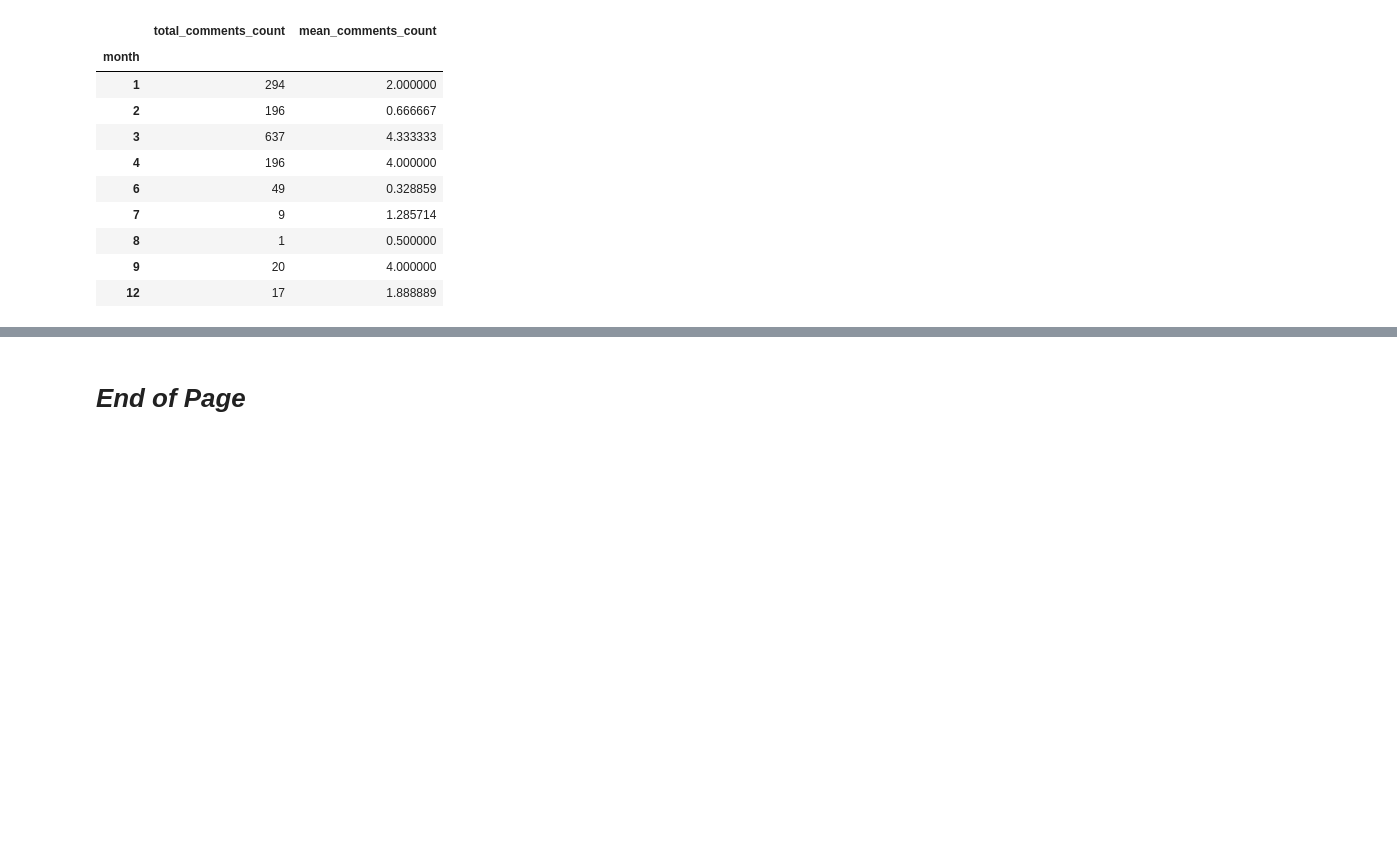
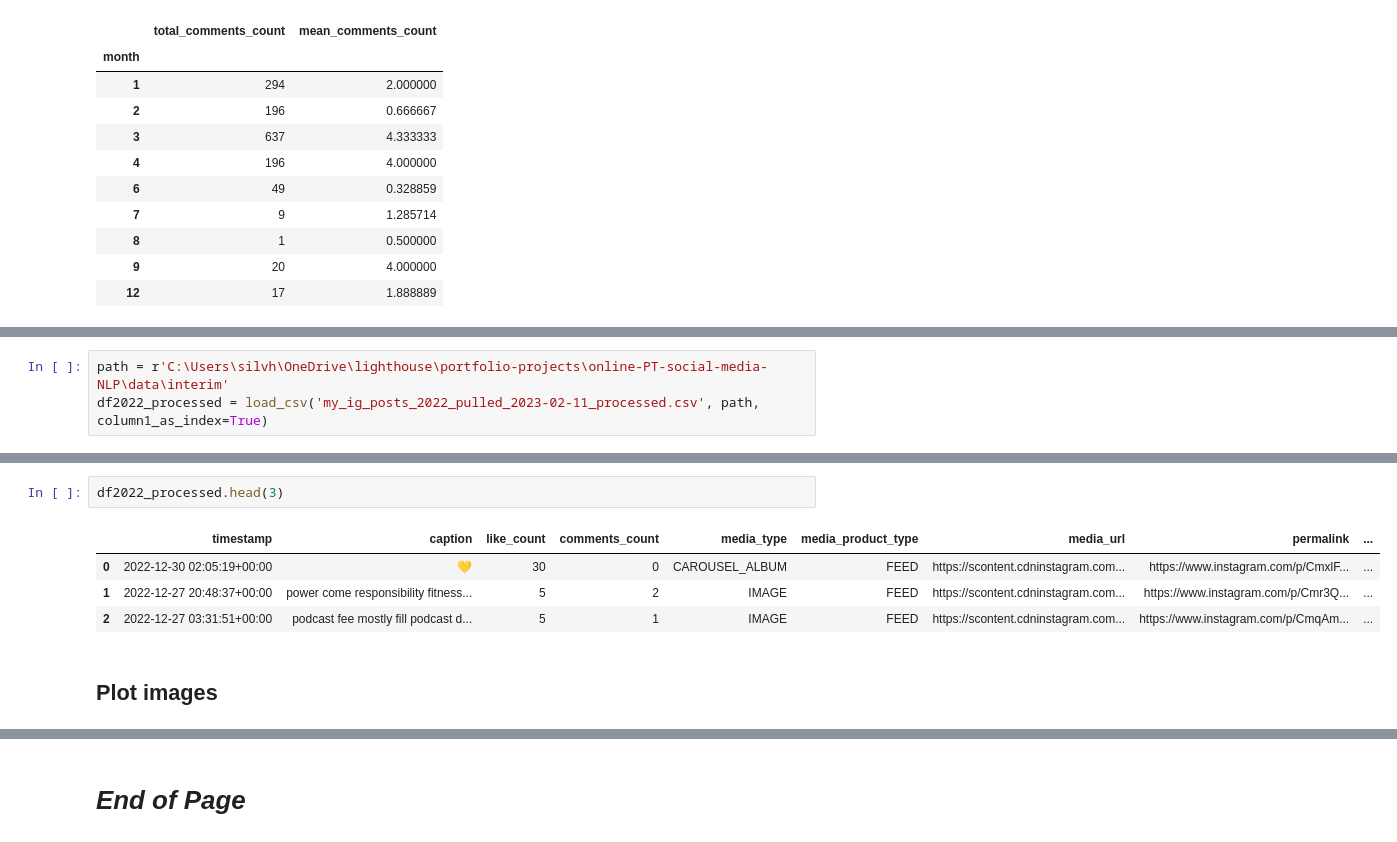
Before and after one commit to silvhua/online-PT-business-KPI, a Jupyter notebook: notebooks/2023-02-11 Instagram data analysis.ipynb, the cells around one changed output, grey strips where cells are left out. Cells and saved outputs as stored; diff of their text form; blank space fills up the shorter version.

```diff
--- a/notebooks/2023-02-11 Instagram data analysis.ipynb
+++ b/notebooks/2023-02-11 Instagram data analysis.ipynb
@@ -439,0 +500,3 @@ df2022_processed.groupby(['month']).agg(total_comments_count=('comments_count','
+# %%
+path = r'C:\Users\silvh\OneDrive\lighthouse\portfolio-projects\online-PT-social-media-NLP\data\interim'
+df2022_processed = load_csv('my_ig_posts_2022_pulled_2023-02-11_processed.csv', path, column1_as_index=True)
@@ -439,0 +506,9 @@ df2022_processed.groupby(['month']).agg(total_comments_count=('comments_count','
+# %%
+df2022_processed.head(3)
+# %% [output]
+|  | timestamp | caption | like_count | comments_count | media_type | media_product_type | media_url | permalink | ... |
+| 0 | 2022-12-30 02:05:19+00:00 | 💛 | 30 | 0 | CAROUSEL_ALBUM | FEED | https://scontent.cdninstagram.com... | https://www.instagram.com/p/CmxlF... | ... |
+| 1 | 2022-12-27 20:48:37+00:00 | power come responsibility fitness... | 5 | 2 | IMAGE | FEED | https://scontent.cdninstagram.com... | https://www.instagram.com/p/Cmr3Q... | ... |
+| 2 | 2022-12-27 03:31:51+00:00 | podcast fee mostly fill podcast d... | 5 | 1 | IMAGE | FEED | https://scontent.cdninstagram.com... | https://www.instagram.com/p/CmqAm... | ... |
+# %% [markdown]
+## Plot images
```
Also changed, not shown: parts of 14 cells of this notebook.
